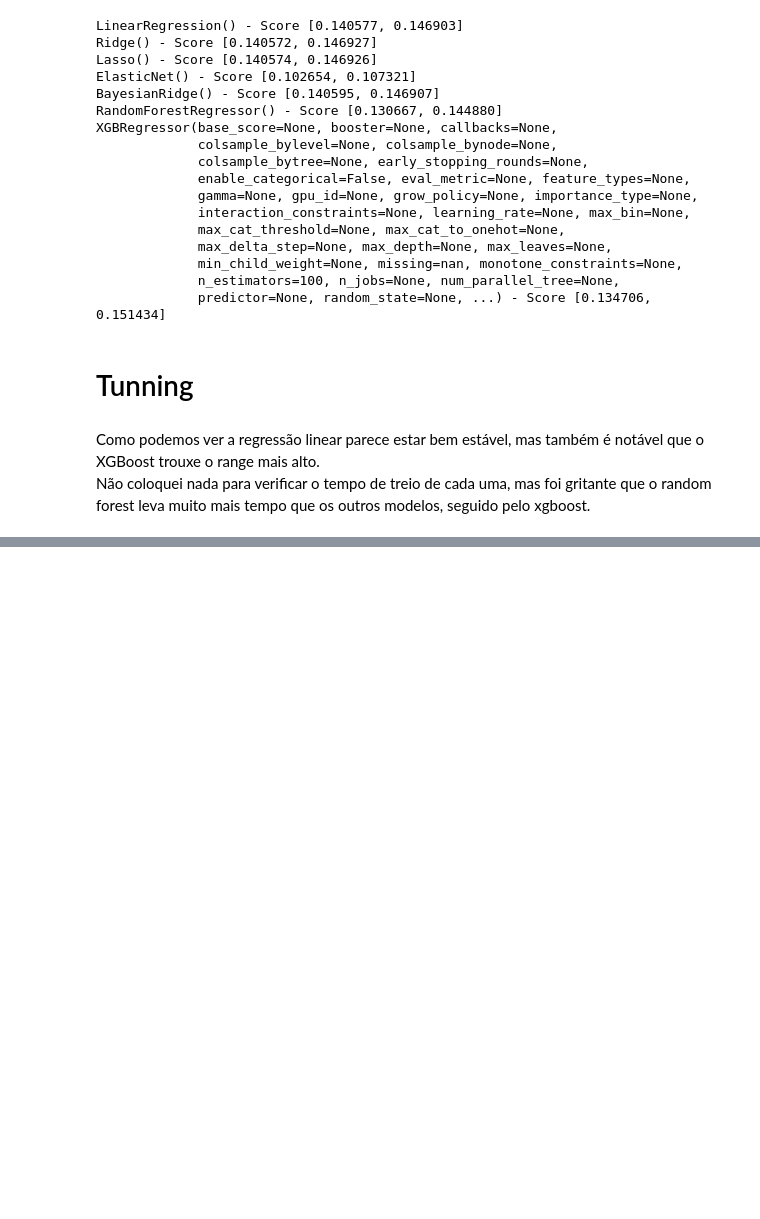
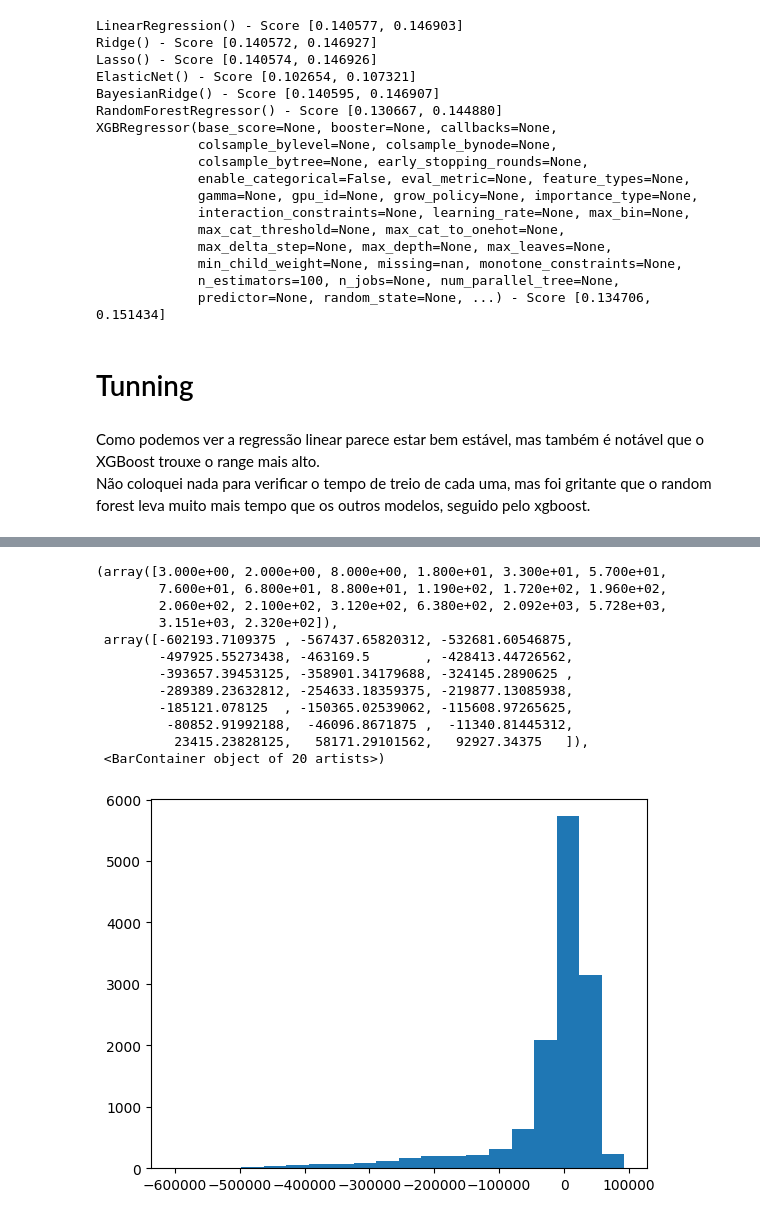
Before and after one commit to Gabriel07201/life_time_value_predictor, a Jupyter notebook: main.ipynb, the cells around one changed output, grey strips where cells are left out. Cells and saved outputs as stored; diff of their text form; code cells hidden in the pictures; blank space fills up the shorter version.

```diff
--- a/main.ipynb
+++ b/main.ipynb
@@ -449,0 +601,7 @@ Não coloquei nada para verificar o tempo de treio de cada uma, mas foi gritante
+# %%
+log_treino_y = np.log(treino_y)
+log_teste_y = np.log(teste_y)
+# %%
+teste_model_xg = XGBRegressor(n_estimators=100, learning_rate=0.1, max_depth=3, min_child_weight=1, subsample=0.5, n_jobs=6, gpu_id='0', tree_method='gpu_hist')
+teste_model_xg.fit(raw_treino_x, log_treino_y)
+log_predict = teste_model_xg.predict(raw_teste_x)
@@ -449,0 +614,4 @@ Não coloquei nada para verificar o tempo de treio de cada uma, mas foi gritante
+# %%
+plot['predict_log'] = np.exp(log_predict)
+plot['difference_log'] = plot['predict_log'] - plot['cltv']
+plot
@@ -449,0 +632,16 @@ Não coloquei nada para verificar o tempo de treio de cada uma, mas foi gritante
+# %%
+plt.hist(plot['difference_log'], bins=20)
+# %% [output]
+(array([3.000e+00, 2.000e+00, 8.000e+00, 1.800e+01, 3.300e+01, 5.700e+01,
+        7.600e+01, 6.800e+01, 8.800e+01, 1.190e+02, 1.720e+02, 1.960e+02,
+        2.060e+02, 2.100e+02, 3.120e+02, 6.380e+02, 2.092e+03, 5.728e+03,
+        3.151e+03, 2.320e+02]),
+ array([-602193.7109375 , -567437.65820312, -532681.60546875,
+        -497925.55273438, -463169.5       , -428413.44726562,
+        -393657.39453125, -358901.34179688, -324145.2890625 ,
+        -289389.23632812, -254633.18359375, -219877.13085938,
+        -185121.078125  , -150365.02539062, -115608.97265625,
+         -80852.91992188,  -46096.8671875 ,  -11340.81445312,
+          23415.23828125,   58171.29101562,   92927.34375   ]),
+ <BarContainer object of 20 artists>)
+[figure, added]
```
Also changed, not shown: parts of 26 cells of this notebook, 2 other files.
